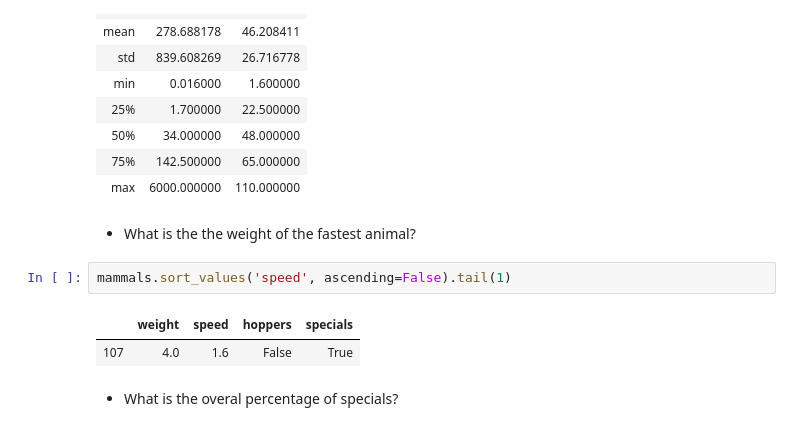
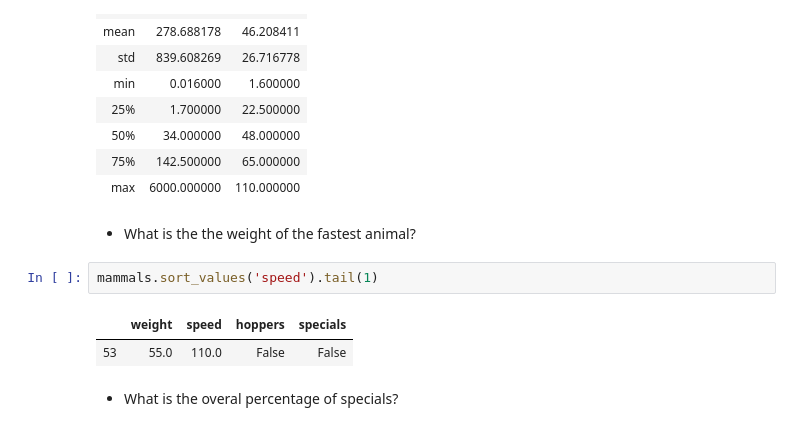
Before and after one commit to jivemachine/python-exercises, a Jupyter notebook: 4.8.4.3_dataframes.ipynb, the cells around one changed output. Drawn from its saved outputs; the diff is of its cells as text.

```diff
--- a/4.8.4.3_dataframes.ipynb
+++ b/4.8.4.3_dataframes.ipynb
@@ -418,10 +418,10 @@ mammals.describe()
 # %% [markdown]
 - What is the the weight of the fastest animal?
 # %%
-mammals.sort_values('speed', ascending=False).tail(1)
+mammals.sort_values('speed').tail(1)
 # %% [output]
 |  | weight | speed | hoppers | specials |
-| 107 | 4.0 | 1.6 | False | True |
+| 53 | 55.0 | 110.0 | False | False |
 # %% [markdown]
 - What is the overal percentage of specials?
 # %%
```
Also changed, not shown: 2 other files.
